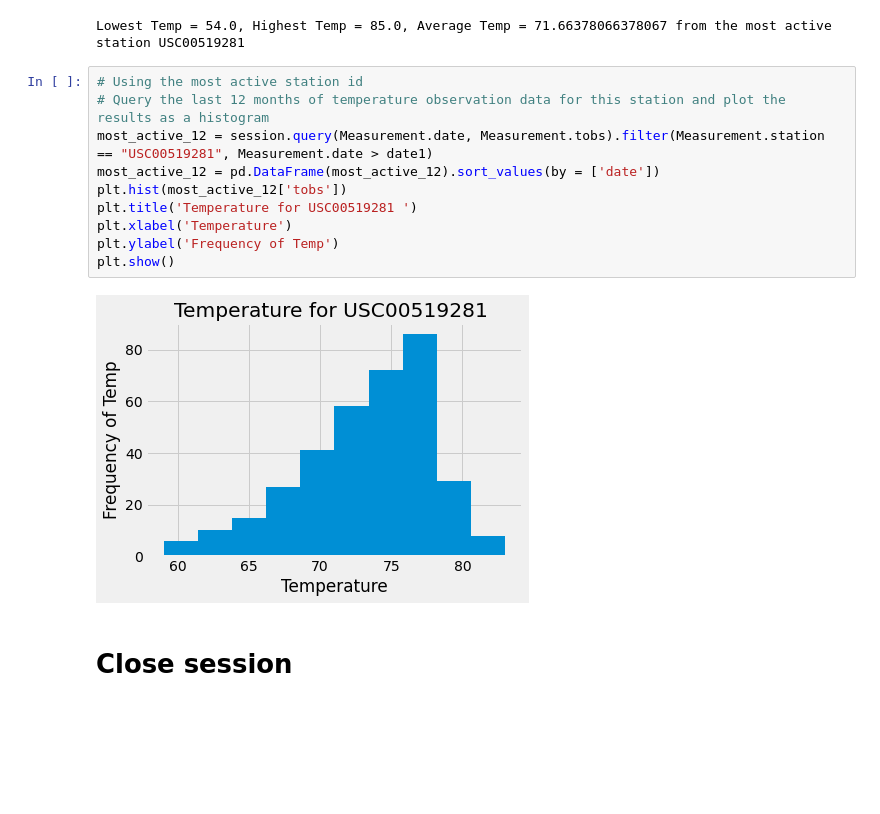
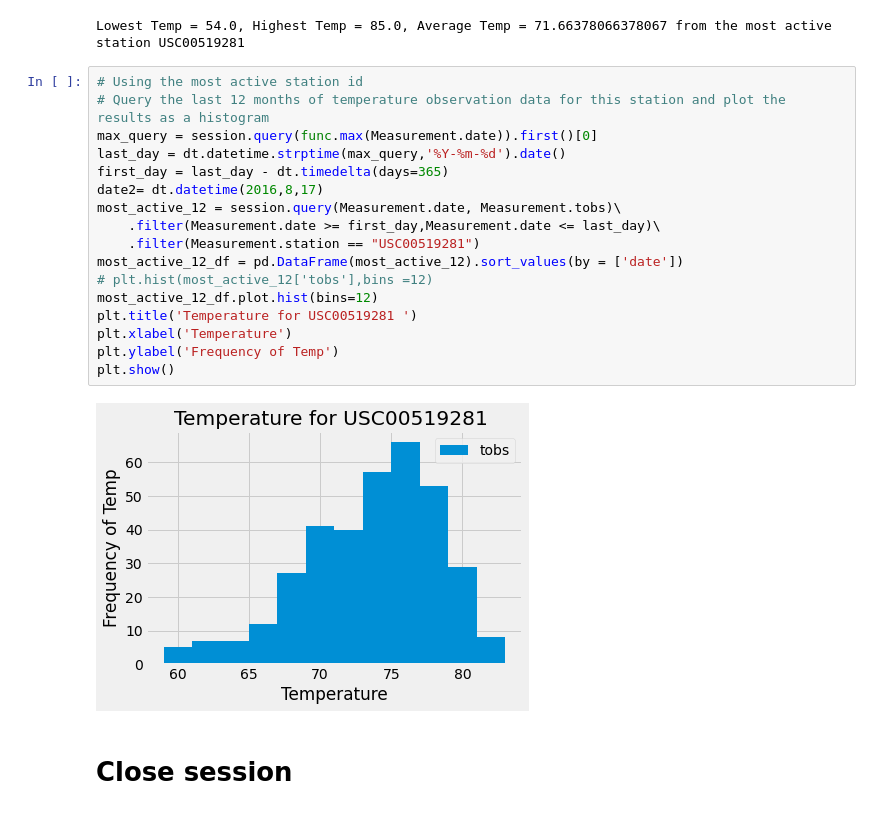
Before and after one commit to jconcha56429/sqlalchemy_challenge, a Jupyter notebook: climate_starter.ipynb, the cells around one changed output. Saved outputs shown, nothing was run; the diff lists cells and outputs as text; blank space fills up the shorter version.

```diff
--- a/climate_starter.ipynb
+++ b/climate_starter.ipynb
@@ -131,14 +132,21 @@ Lowest Temp = 54.0, Highest Temp = 85.0, Average Temp = 71.66378066378067 from t
 # %%
 # Using the most active station id
 # Query the last 12 months of temperature observation data for this station and plot the results as a histogram
-most_active_12 = session.query(Measurement.date, Measurement.tobs).filter(Measurement.station == "USC00519281", Measurement.date > date1)
-most_active_12 = pd.DataFrame(most_active_12).sort_values(by = ['date'])
-plt.hist(most_active_12['tobs'])
+max_query = session.query(func.max(Measurement.date)).first()[0]
+last_day = dt.datetime.strptime(max_query,'%Y-%m-%d').date()
+first_day = last_day - dt.timedelta(days=365)
+date2= dt.datetime(2016,8,17)
+most_active_12 = session.query(Measurement.date, Measurement.tobs)\
+    .filter(Measurement.date >= first_day,Measurement.date <= last_day)\
+    .filter(Measurement.station == "USC00519281")
+most_active_12_df = pd.DataFrame(most_active_12).sort_values(by = ['date'])
+# plt.hist(most_active_12['tobs'],bins =12)
+most_active_12_df.plot.hist(bins=12)
 plt.title('Temperature for USC00519281 ')
 plt.xlabel('Temperature')
 plt.ylabel('Frequency of Temp')
 plt.show()
 # %% [output]
-[figure, old version]
+[figure, new version]
 # %% [markdown]
 # Close session
```
Also changed, not shown: parts of 2 cells of this notebook.
